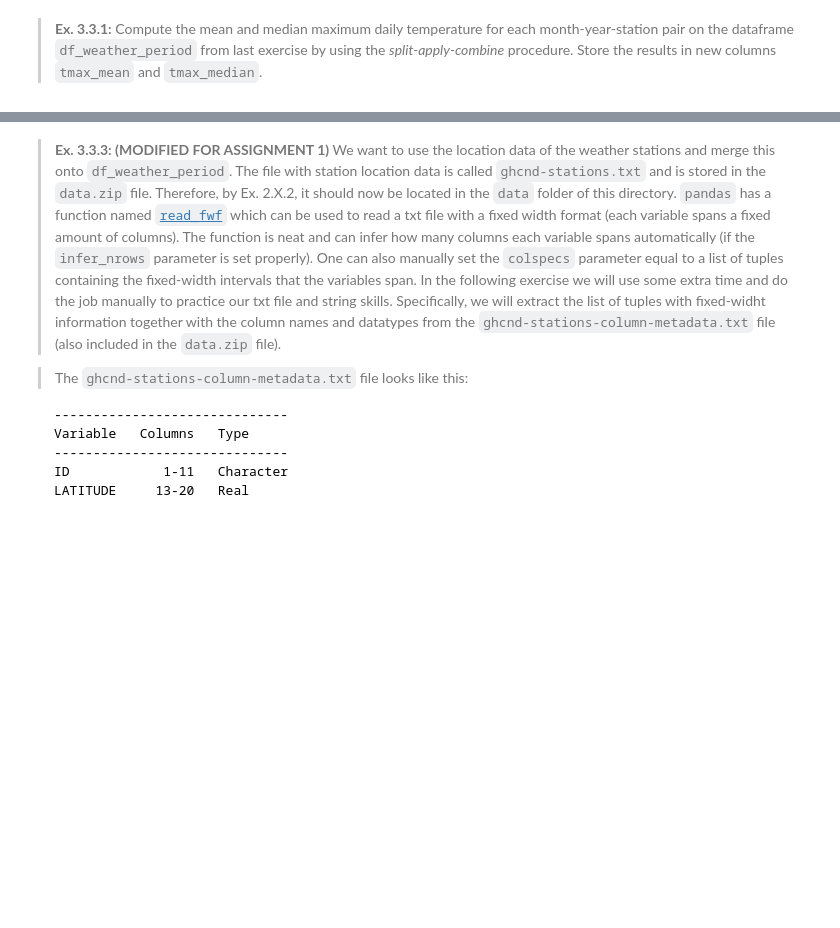
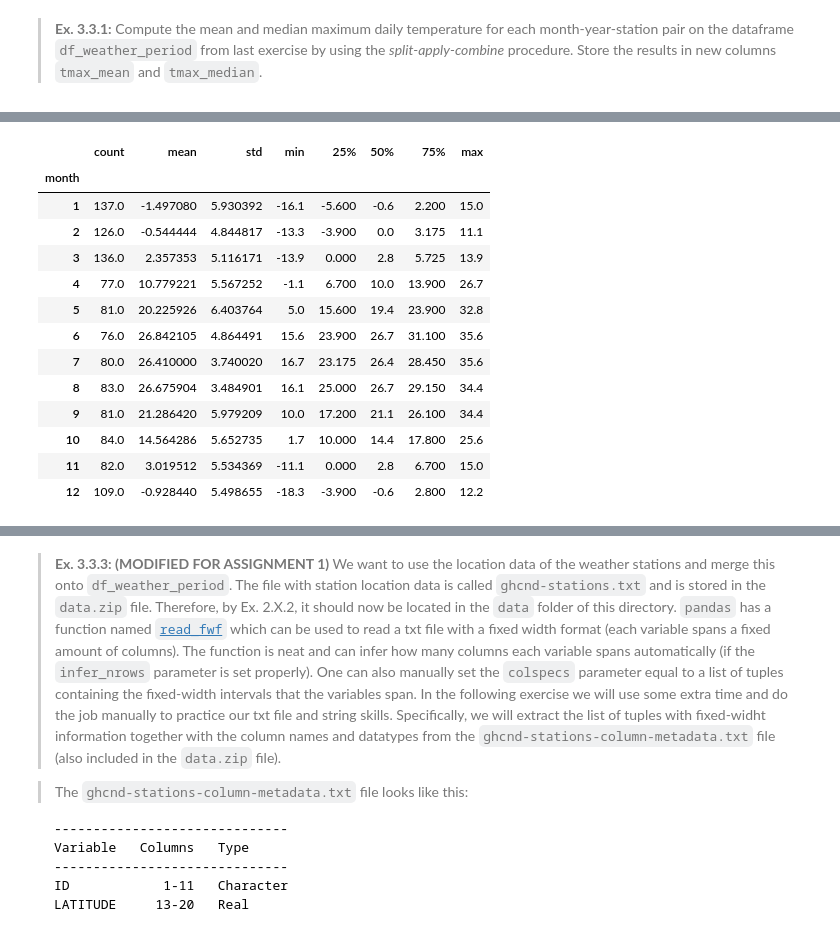
Before and after one commit to kaja19ac/IDSD_group23, a Jupyter notebook: assignment1/assignment_1-karoline.ipynb, the cells around one changed output, grey strips where cells are left out. Cells and saved outputs as stored; diff of their text form; code cells hidden in the pictures; blank space fills up the shorter version.

```diff
--- a/assignment1/assignment_1-karoline.ipynb
+++ b/assignment1/assignment_1-karoline.ipynb
@@ -347,0 +411,31 @@ raise NotImplementedError()
+# %%
+# YOUR CODE HERE
+import pandas as pd
+import matplotlib.pyplot as plt
+import numpy as np
+import seaborn as sns
+
+df_station1 = df_weather_period.loc[df_weather_period['station'] ==  'CA006110549']
+
+
+split_var = 'month'
+apply_var = 'obs_value'
+
+df_station1_dis = df_station1.groupby(split_var)[apply_var].describe()
+
+df_station1_dis
+# %% [output]
+|  | count | mean | std | min | 25% | 50% | 75% | max |
+| month |  |  |  |  |  |  |  |  |
+| 1 | 137.0 | -1.497080 | 5.930392 | -16.1 | -5.600 | -0.6 | 2.200 | 15.0 |
+| 2 | 126.0 | -0.544444 | 4.844817 | -13.3 | -3.900 | 0.0 | 3.175 | 11.1 |
+| 3 | 136.0 | 2.357353 | 5.116171 | -13.9 | 0.000 | 2.8 | 5.725 | 13.9 |
+| 4 | 77.0 | 10.779221 | 5.567252 | -1.1 | 6.700 | 10.0 | 13.900 | 26.7 |
+| 5 | 81.0 | 20.225926 | 6.403764 | 5.0 | 15.600 | 19.4 | 23.900 | 32.8 |
+| 6 | 76.0 | 26.842105 | 4.864491 | 15.6 | 23.900 | 26.7 | 31.100 | 35.6 |
+| 7 | 80.0 | 26.410000 | 3.740020 | 16.7 | 23.175 | 26.4 | 28.450 | 35.6 |
+| 8 | 83.0 | 26.675904 | 3.484901 | 16.1 | 25.000 | 26.7 | 29.150 | 34.4 |
+| 9 | 81.0 | 21.286420 | 5.979209 | 10.0 | 17.200 | 21.1 | 26.100 | 34.4 |
+| 10 | 84.0 | 14.564286 | 5.652735 | 1.7 | 10.000 | 14.4 | 17.800 | 25.6 |
+| 11 | 82.0 | 3.019512 | 5.534369 | -11.1 | 0.000 | 2.8 | 6.700 | 15.0 |
+| 12 | 109.0 | -0.928440 | 5.498655 | -18.3 | -3.900 | -0.6 | 2.800 | 12.2 |
```
Also changed, not shown: parts of 13 cells of this notebook, 4 other files.
